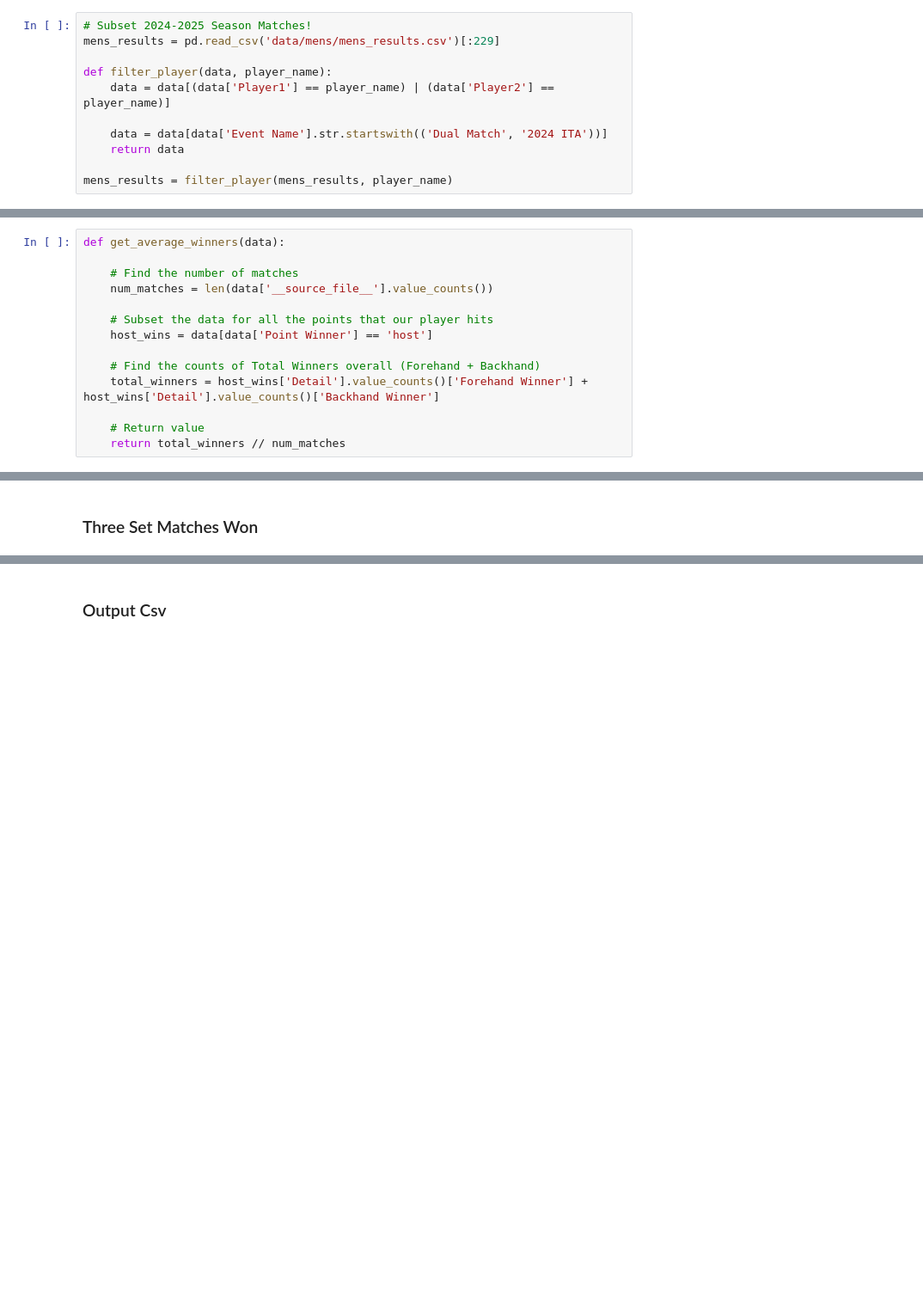
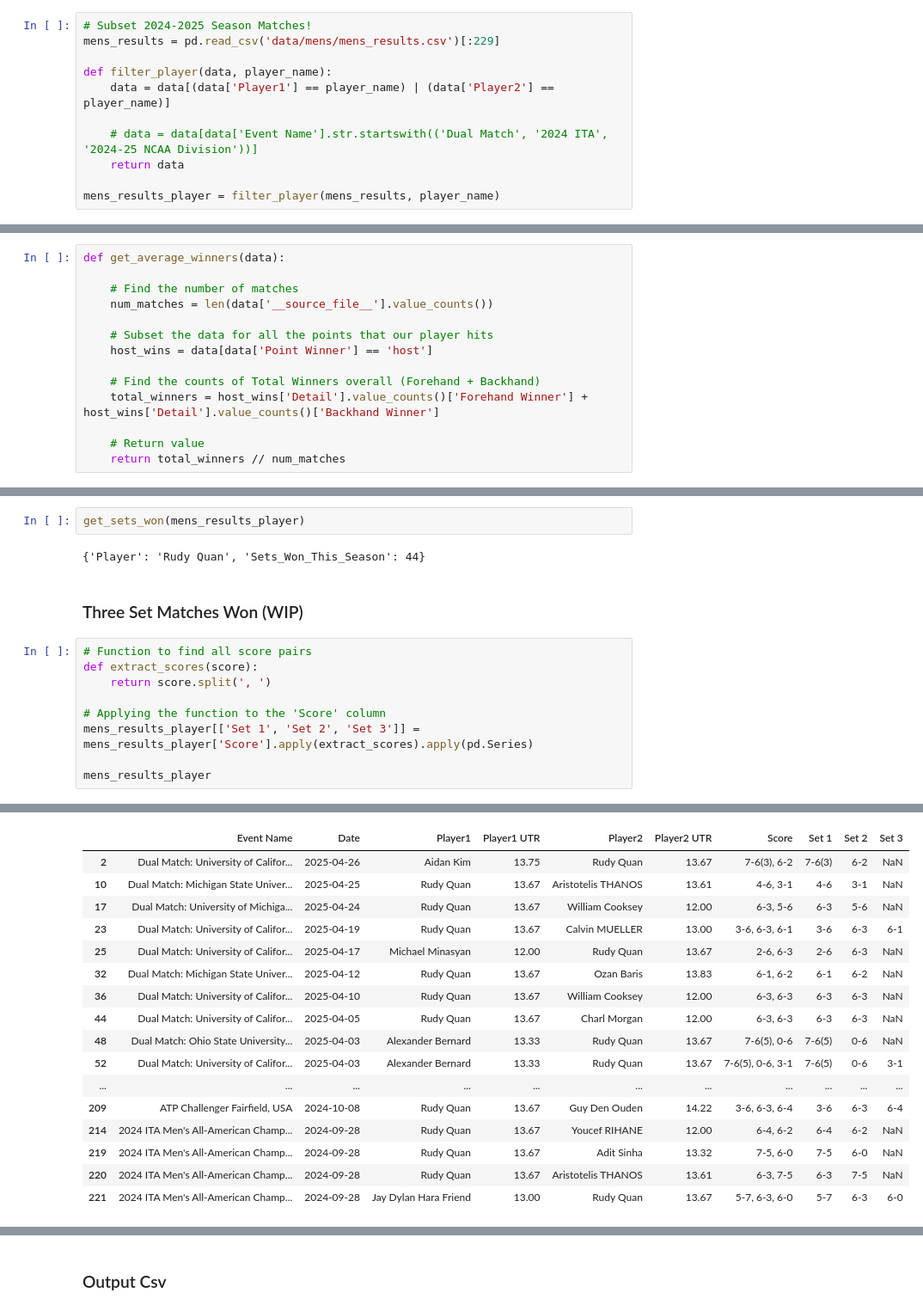
Before and after one commit to cjgimena/consulting-spring2025, a Jupyter notebook: season_report/summary_page/summary.ipynb, the cells around one changed output, grey strips where cells are left out. Shown at 86% size. Cells and saved outputs as stored; diff of their text form; blank space fills up the shorter version.

```diff
--- a/season_report/summary_page/summary.ipynb
+++ b/season_report/summary_page/summary.ipynb
@@ -30,7 +38,7 @@ mens_results = pd.read_csv('data/mens/mens_results.csv')[:229]
 def filter_player(data, player_name):
     data = data[(data['Player1'] == player_name) | (data['Player2'] == player_name)]
 
-    data = data[data['Event Name'].str.startswith(('Dual Match', '2024 ITA'))]
+    # data = data[data['Event Name'].str.startswith(('Dual Match', '2024 ITA', '2024-25 NCAA Division'))]
     return data
 
-mens_results = filter_player(mens_results, player_name)
+mens_results_player = filter_player(mens_results, player_name)
@@ -195,2 +264,16 @@ average_winners
+# %%
+get_sets_won(mens_results_player)
+# %% [output]
+{'Player': 'Rudy Quan', 'Sets_Won_This_Season': 44}
 # %% [markdown]
-### Three Set Matches Won
+### Three Set Matches Won (WIP)
+# %%
+# Function to find all score pairs
+def extract_scores(score):
+    return score.split(', ')
+
+# Applying the function to the 'Score' column
+mens_results_player[['Set 1', 'Set 2', 'Set 3']] = mens_results_player['Score'].apply(extract_scores).apply(pd.Series)
+
+mens_results_player
+# %% [output]
@@ -196,0 +295,17 @@ average_winners
+|  | Event Name | Date | Player1 | Player1 UTR | Player2 | Player2 UTR | Score | Set 1 | Set 2 | Set 3 |
+| 2 | Dual Match: University of Califor... | 2025-04-26 | Aidan Kim | 13.75 | Rudy Quan | 13.67 | 7-6(3), 6-2 | 7-6(3) | 6-2 | NaN |
+| 10 | Dual Match: Michigan State Univer... | 2025-04-25 | Rudy Quan | 13.67 | Aristotelis THANOS | 13.61 | 4-6, 3-1 | 4-6 | 3-1 | NaN |
+| 17 | Dual Match: University of Michiga... | 2025-04-24 | Rudy Quan | 13.67 | William Cooksey | 12.00 | 6-3, 5-6 | 6-3 | 5-6 | NaN |
+| 23 | Dual Match: University of Califor... | 2025-04-19 | Rudy Quan | 13.67 | Calvin MUELLER | 13.00 | 3-6, 6-3, 6-1 | 3-6 | 6-3 | 6-1 |
+| 25 | Dual Match: University of Califor... | 2025-04-17 | Michael Minasyan | 12.00 | Rudy Quan | 13.67 | 2-6, 6-3 | 2-6 | 6-3 | NaN |
+| 32 | Dual Match: Michigan State Univer... | 2025-04-12 | Rudy Quan | 13.67 | Ozan Baris | 13.83 | 6-1, 6-2 | 6-1 | 6-2 | NaN |
+| 36 | Dual Match: University of Califor... | 2025-04-10 | Rudy Quan | 13.67 | William Cooksey | 12.00 | 6-3, 6-3 | 6-3 | 6-3 | NaN |
+| 44 | Dual Match: University of Califor... | 2025-04-05 | Rudy Quan | 13.67 | Charl Morgan | 12.00 | 6-3, 6-3 | 6-3 | 6-3 | NaN |
+| 48 | Dual Match: Ohio State University... | 2025-04-03 | Alexander Bernard | 13.33 | Rudy Quan | 13.67 | 7-6(5), 0-6 | 7-6(5) | 0-6 | NaN |
+| 52 | Dual Match: University of Califor... | 2025-04-03 | Alexander Bernard | 13.33 | Rudy Quan | 13.67 | 7-6(5), 0-6, 3-1 | 7-6(5) | 0-6 | 3-1 |
+| ... | ... | ... | ... | ... | ... | ... | ... | ... | ... | ... |
+| 209 | ATP Challenger Fairfield, USA | 2024-10-08 | Rudy Quan | 13.67 | Guy Den Ouden | 14.22 | 3-6, 6-3, 6-4 | 3-6 | 6-3 | 6-4 |
+| 214 | 2024 ITA Men's All-American Champ... | 2024-09-28 | Rudy Quan | 13.67 | Youcef RIHANE | 12.00 | 6-4, 6-2 | 6-4 | 6-2 | NaN |
+| 219 | 2024 ITA Men's All-American Champ... | 2024-09-28 | Rudy Quan | 13.67 | Adit Sinha | 13.32 | 7-5, 6-0 | 7-5 | 6-0 | NaN |
+| 220 | 2024 ITA Men's All-American Champ... | 2024-09-28 | Rudy Quan | 13.67 | Aristotelis THANOS | 13.61 | 6-3, 7-5 | 6-3 | 7-5 | NaN |
+| 221 | 2024 ITA Men's All-American Champ... | 2024-09-28 | Jay Dylan Hara Friend | 13.00 | Rudy Quan | 13.67 | 5-7, 6-3, 6-0 | 5-7 | 6-3 | 6-0 |
```
Also changed, not shown: parts of 16 cells of this notebook, 2 other files.
